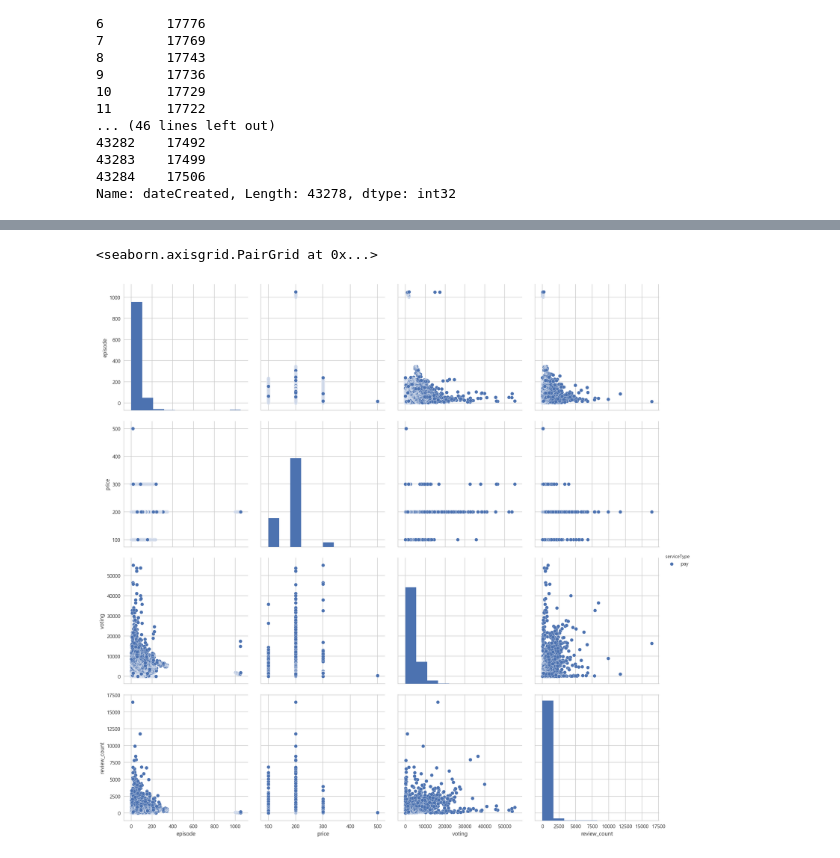
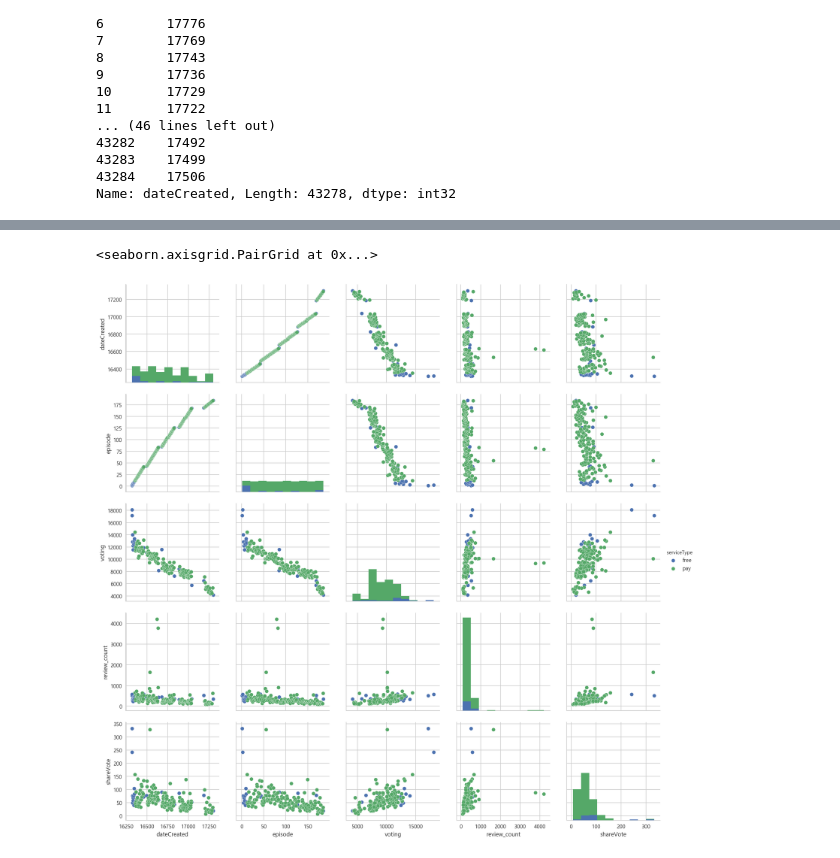
Before and after one commit to brightscannon/Webtoon_recommand_system, a Jupyter notebook: 1_Daum_EDA.ipynb, the cells around one changed output, grey strips where cells are left out. Saved outputs shown, nothing was run; the diff lists cells and outputs as text; code cells hidden in the pictures.

Commit message:
add EDA codes : pairplot and etc... tid

```diff
--- a/1_Daum_EDA.ipynb
+++ b/1_Daum_EDA.ipynb
@@ -564,6 +576,6 @@ df_for_sns[df_for_sns["serviceType"]=='pay'].iloc[1600:10800,:]
 # %%
 # 리뷰카운트 vs 생성일자(==거의 회차순)
-temp = df_for_sns[df_for_sns["wbt_id"]==1133].reset_index(drop=True)
+temp = df_for_sns[df_for_sns["wbt_id"]==1130].reset_index(drop=True)
 
 # plt.subplot2grid((1,2),(0,0))
 sns.lmplot(x="dateCreated", y='review_count', data=temp, size=7, fit_reg=False, hue="serviceType")
@@ -619,7 +649,8 @@ print("그래프방식 : 보팅 - 회차(에피소드)")
 # %%
 # 페어플롯
-df_for_sns = df_chapters[['episode','price','voting','review_count','serviceType']]
-sns.pairplot(data=df_for_sns[df_for_sns['serviceType']=='pay'], hue="serviceType", size=4) # order는 비선형에서의 차수
+df_for_sns = temp[['dateCreated','episode','voting','review_count','shareVote','serviceType']]
+# df_for_sns = df_for_sns[df_for_sns['serviceType']=='pay']
+sns.pairplot(data=df_for_sns, hue="serviceType", size=3) # order는 비선형에서의 차수
 # %% [output]
 <seaborn.axisgrid.PairGrid at 0x...>
-[figure, old version]
+[figure, new version]
```
Also changed, not shown: parts of 6 cells of this notebook.
